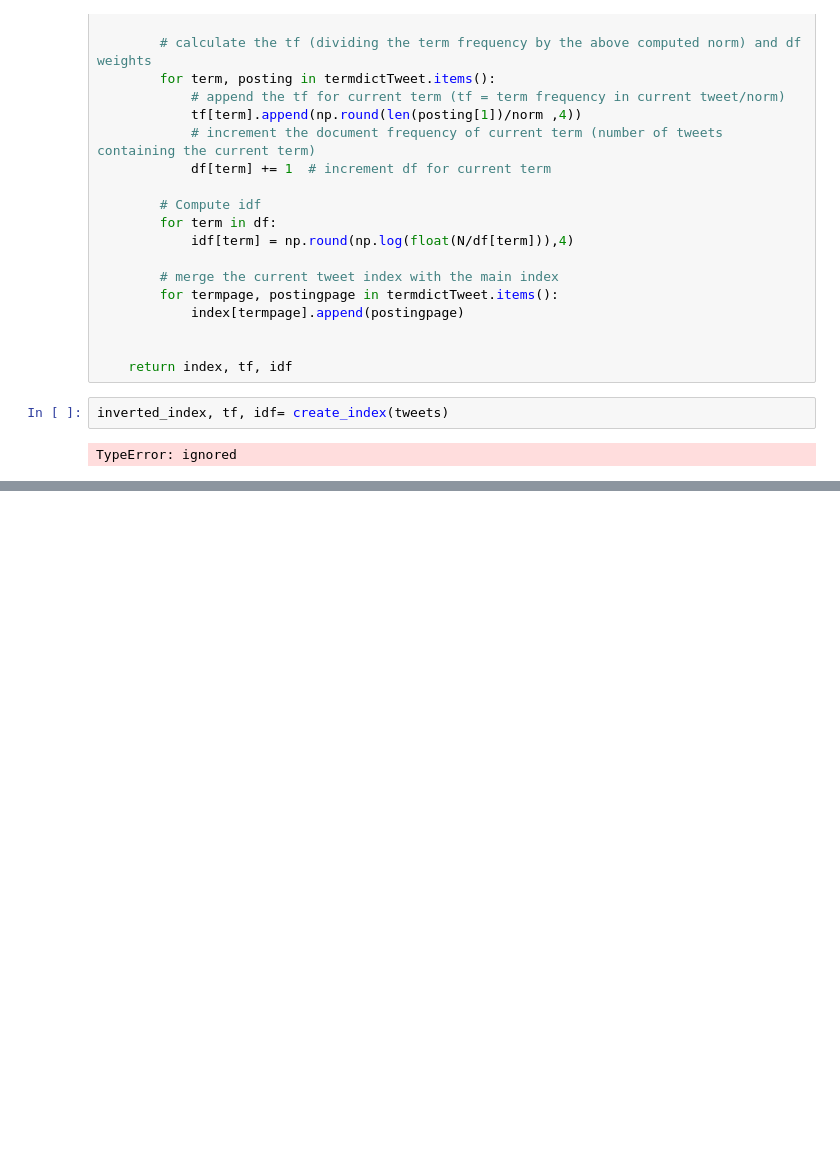
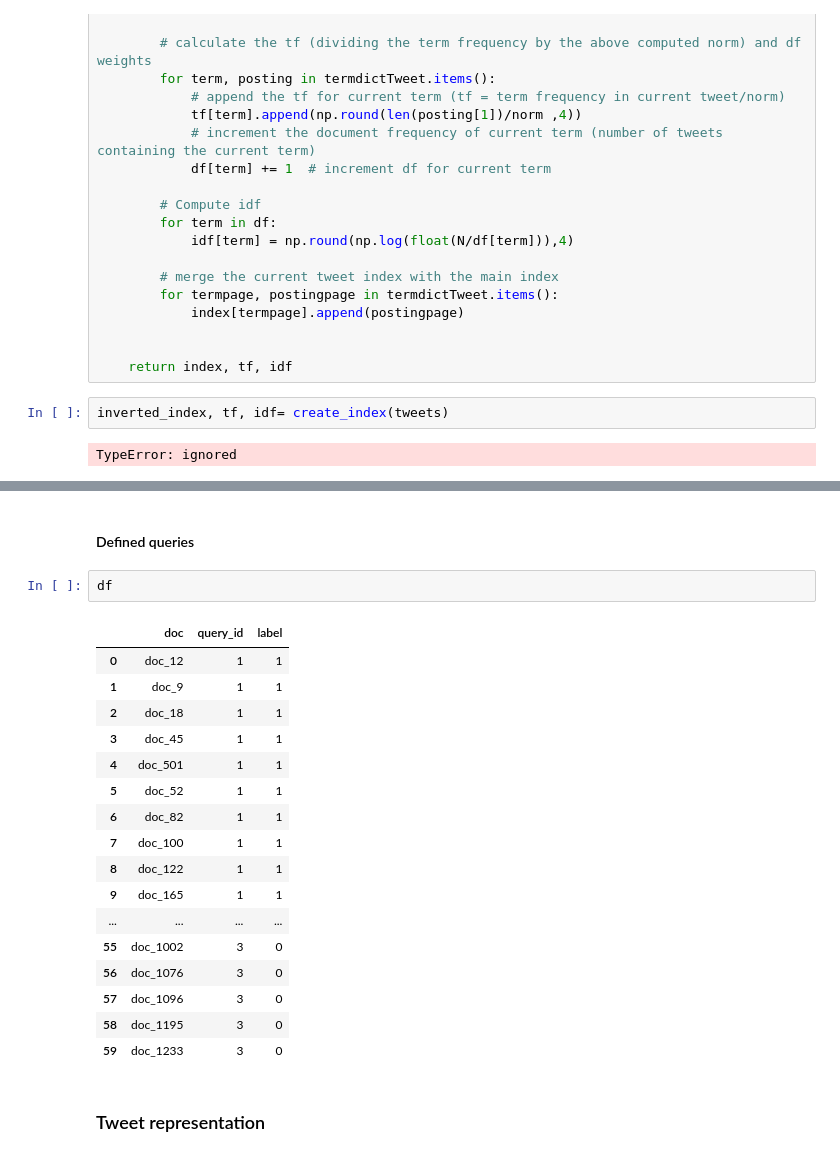
Before and after one commit to Rafael-Bardisa/IRWA-2022-u172944-u172935, a Jupyter notebook: IRWA-2022-part-2/Practice_2.ipynb, the cells around one changed output, grey strips where cells are left out. Saved outputs shown, nothing was run; the diff lists cells and outputs as text; blank space fills up the shorter version.

```diff
--- a/IRWA-2022-part-2/Practice_2.ipynb
+++ b/IRWA-2022-part-2/Practice_2.ipynb
@@ -120,0 +197,24 @@ TypeError: ignored
+# %% [markdown]
+#### Defined queries
+# %%
+df
+# %% [output]
+|  | doc | query_id | label |
+| 0 | doc_12 | 1 | 1 |
+| 1 | doc_9 | 1 | 1 |
+| 2 | doc_18 | 1 | 1 |
+| 3 | doc_45 | 1 | 1 |
+| 4 | doc_501 | 1 | 1 |
+| 5 | doc_52 | 1 | 1 |
+| 6 | doc_82 | 1 | 1 |
+| 7 | doc_100 | 1 | 1 |
+| 8 | doc_122 | 1 | 1 |
+| 9 | doc_165 | 1 | 1 |
+| ... | ... | ... | ... |
+| 55 | doc_1002 | 3 | 0 |
+| 56 | doc_1076 | 3 | 0 |
+| 57 | doc_1096 | 3 | 0 |
+| 58 | doc_1195 | 3 | 0 |
+| 59 | doc_1233 | 3 | 0 |
+# %% [markdown]
+### Tweet representation
```
Also changed, not shown: parts of 9 cells of this notebook.
